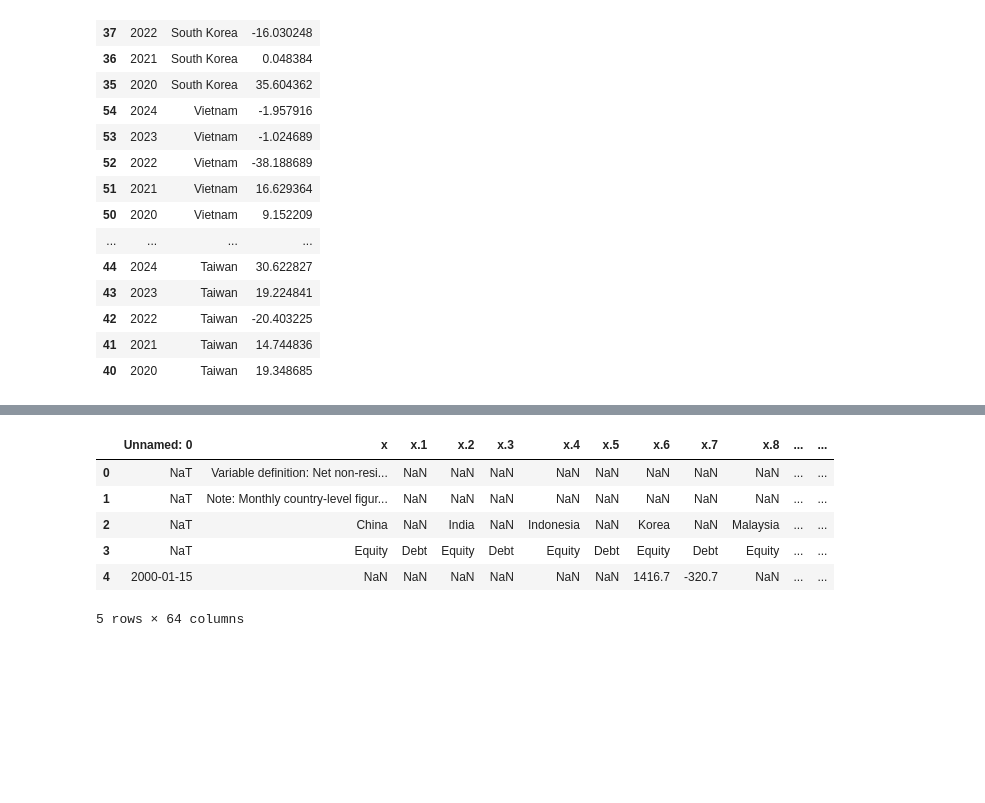
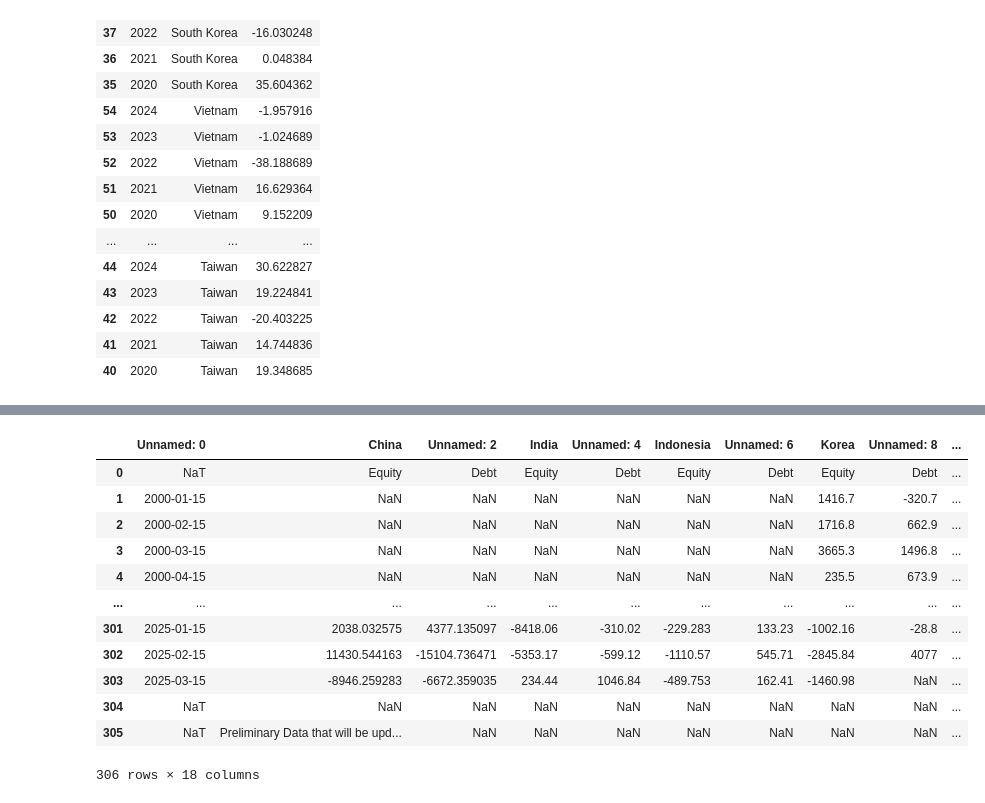
Before and after one commit to aizudeen11/cfm-nlp, a Jupyter notebook: to_gsheet/main.ipynb, the cells around one changed output, grey strips where cells are left out. Drawn from its saved outputs; the diff is of its cells as text; code cells hidden in the pictures; blank space fills up the shorter version.

```diff
--- a/to_gsheet/main.ipynb
+++ b/to_gsheet/main.ipynb
@@ -207,10 +205,19 @@ df
-# %%
-df.head()
-# %% [output]
-|  | Unnamed: 0 | x | x.1 | x.2 | x.3 | x.4 | x.5 | x.6 | x.7 | x.8 | ... | ... |
-| 0 | NaT | Variable definition: Net non-resi... | NaN | NaN | NaN | NaN | NaN | NaN | NaN | NaN | ... | ... |
-| 1 | NaT | Note: Monthly country-level figur... | NaN | NaN | NaN | NaN | NaN | NaN | NaN | NaN | ... | ... |
-| 2 | NaT | China | NaN | India | NaN | Indonesia | NaN | Korea | NaN | Malaysia | ... | ... |
-| 3 | NaT | Equity | Debt | Equity | Debt | Equity | Debt | Equity | Debt | Equity | ... | ... |
-| 4 | 2000-01-15 | NaN | NaN | NaN | NaN | NaN | NaN | 1416.7 | -320.7 | NaN | ... | ... |
-5 rows × 64 columns
+# %%
+df[df.columns[[0,1,2,3,4,5,6,7,8,9,10,11,12,13,14,15,60,61]]]
+# [0,1,3,5,7,9,11,13,60]
+# [0,2,4,6,8,10,12,61]
+#0,1,2,3
+# %% [output]
+|  | Unnamed: 0 | China | Unnamed: 2 | India | Unnamed: 4 | Indonesia | Unnamed: 6 | Korea | Unnamed: 8 | ... |
+| 0 | NaT | Equity | Debt | Equity | Debt | Equity | Debt | Equity | Debt | ... |
+| 1 | 2000-01-15 | NaN | NaN | NaN | NaN | NaN | NaN | 1416.7 | -320.7 | ... |
+| 2 | 2000-02-15 | NaN | NaN | NaN | NaN | NaN | NaN | 1716.8 | 662.9 | ... |
+| 3 | 2000-03-15 | NaN | NaN | NaN | NaN | NaN | NaN | 3665.3 | 1496.8 | ... |
+| 4 | 2000-04-15 | NaN | NaN | NaN | NaN | NaN | NaN | 235.5 | 673.9 | ... |
+| ... | ... | ... | ... | ... | ... | ... | ... | ... | ... | ... |
+| 301 | 2025-01-15 | 2038.032575 | 4377.135097 | -8418.06 | -310.02 | -229.283 | 133.23 | -1002.16 | -28.8 | ... |
+| 302 | 2025-02-15 | 11430.544163 | -15104.736471 | -5353.17 | -599.12 | -1110.57 | 545.71 | -2845.84 | 4077 | ... |
+| 303 | 2025-03-15 | -8946.259283 | -6672.359035 | 234.44 | 1046.84 | -489.753 | 162.41 | -1460.98 | NaN | ... |
+| 304 | NaT | NaN | NaN | NaN | NaN | NaN | NaN | NaN | NaN | ... |
+| 305 | NaT | Preliminary Data that will be upd... | NaN | NaN | NaN | NaN | NaN | NaN | NaN | ... |
+306 rows × 18 columns
```
Also changed, not shown: parts of 6 cells of this notebook, 5 other files.
